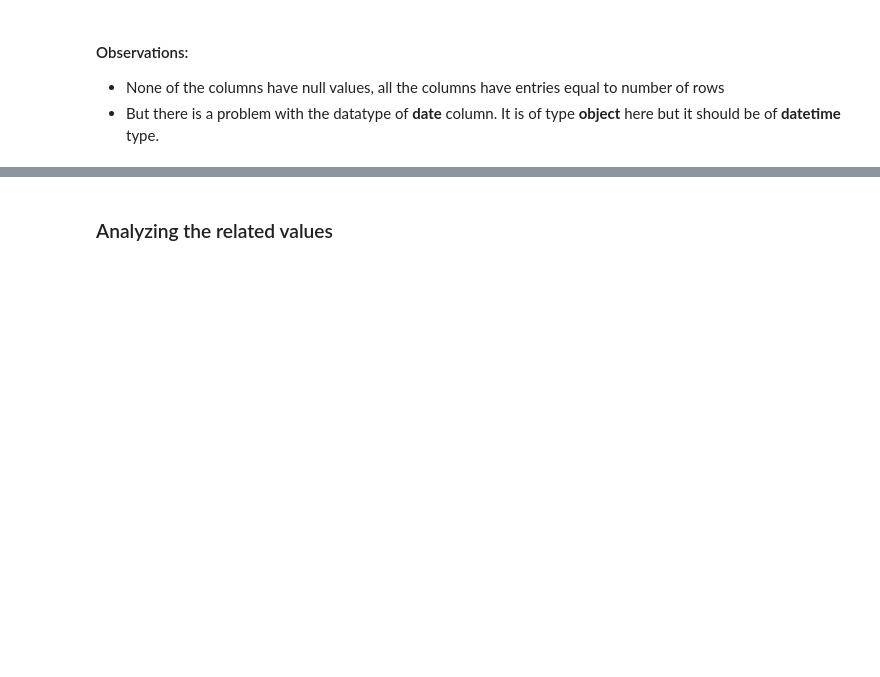
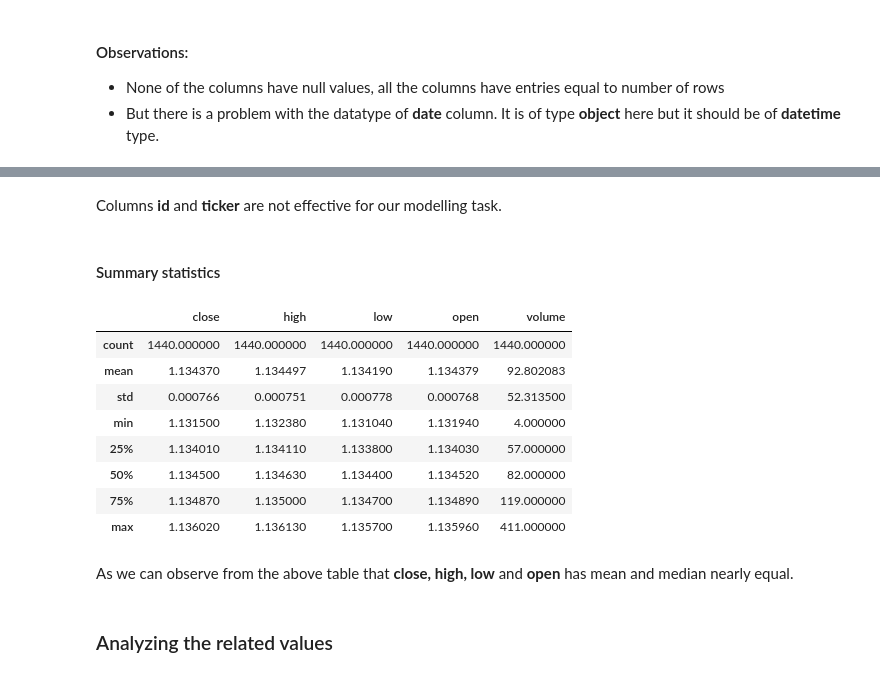
Before and after one commit to oxfordinette/ml-pre-built-templates, a Jupyter notebook: Regression/Regression.ipynb, the cells around one changed output, grey strips where cells are left out. Drawn from its saved outputs; the diff is of its cells as text; code cells hidden in the pictures; blank space fills up the shorter version.

```diff
--- a/Regression/Regression.ipynb
+++ b/Regression/Regression.ipynb
@@ -130,0 +144,2 @@ stocks['date'] = pd.to_datetime(stocks['date'])
+# %% [markdown]
+Columns **id** and **ticker** are not effective for our modelling task.
@@ -131,3 +148,19 @@ stocks['date'] = pd.to_datetime(stocks['date'])
+# %% [markdown]
+#### Summary statistics
+# %%
+stocks.describe()
+# %% [output]
+|  | close | high | low | open | volume |
+| count | 1440.000000 | 1440.000000 | 1440.000000 | 1440.000000 | 1440.000000 |
+| mean | 1.134370 | 1.134497 | 1.134190 | 1.134379 | 92.802083 |
+| std | 0.000766 | 0.000751 | 0.000778 | 0.000768 | 52.313500 |
+| min | 1.131500 | 1.132380 | 1.131040 | 1.131940 | 4.000000 |
+| 25% | 1.134010 | 1.134110 | 1.133800 | 1.134030 | 57.000000 |
+| 50% | 1.134500 | 1.134630 | 1.134400 | 1.134520 | 82.000000 |
+| 75% | 1.134870 | 1.135000 | 1.134700 | 1.134890 | 119.000000 |
+| max | 1.136020 | 1.136130 | 1.135700 | 1.135960 | 411.000000 |
+# %% [markdown]
+As we can observe from the above table that **close, high, low** and **open** has mean and median nearly equal.
 # %%
 from matplotlib import pyplot as plt
 
```
Also changed, not shown: parts of 38 cells of this notebook.
